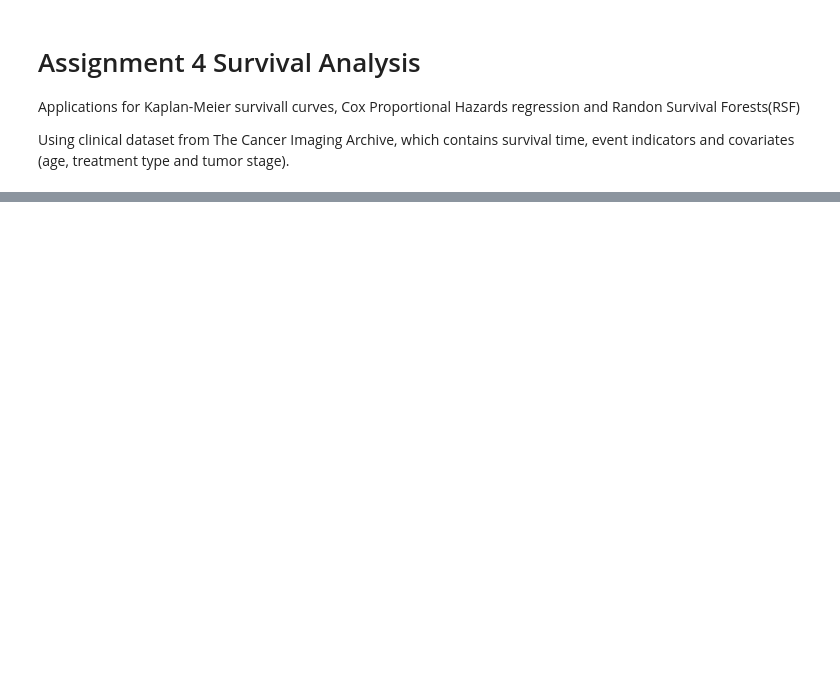
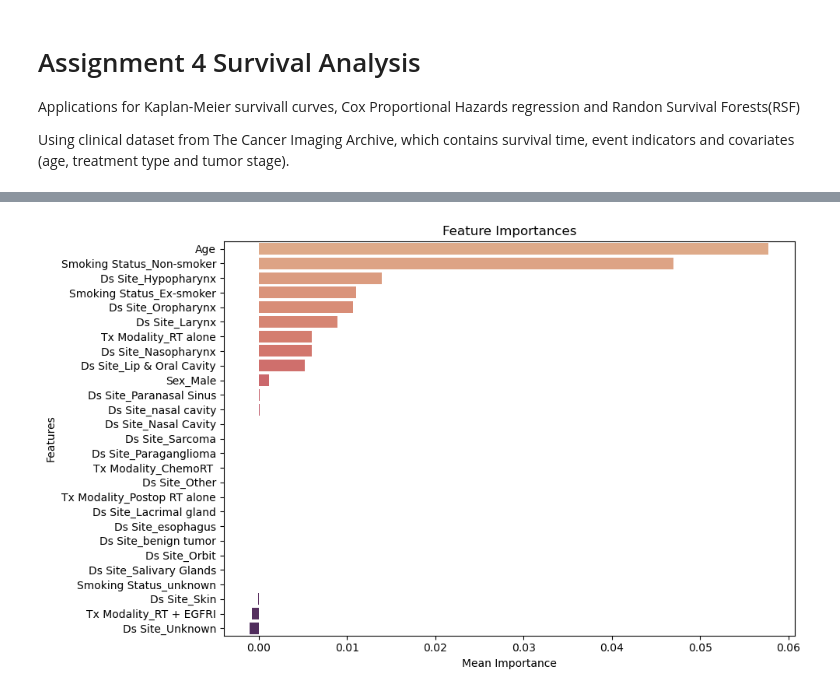
Before and after one commit to simranw67/BINF-5507-Materials, a Jupyter notebook: Assignment4/Scripts/main.ipynb, the cells around one changed output, grey strips where cells are left out. Saved outputs shown, nothing was run; the diff lists cells and outputs as text; code cells hidden in the pictures; blank space fills up the shorter version.

```diff
--- a/Assignment4/Scripts/main.ipynb
+++ b/Assignment4/Scripts/main.ipynb
@@ -104,41 +490,64 @@ plt.show()
 # %%
 # Random Survival Forest
 
-# Load the WHAS500 dataset
-data_x, data_y = load_whas500()
+# Load the dataset and prepare the features and target variable - same features as Cox model
 
-# Encode categorical variables
-encoder = OneHotEncoder()
-data_x = encoder.fit_transform(data_x)
+X = cancersurviv[['Age', 'Sex', 'Tx Modality', 'Smoking Status', 'Ds Site']]
+X = X.dropna()
+
+y = Surv.from_arrays(
+    event=cancersurviv.loc[X.index, 'event'].astype(bool),
+    time=cancersurviv.loc[X.index, 'time'])
+
+# # One-hot encode categorical variables
+X_cat = pd.get_dummies(X[['Sex', 'Tx Modality', 'Smoking Status', 'Ds Site']], drop_first=True)
+
+X = pd.concat([X[['Age']], X_cat], axis=1)
+
+
+# Train-test split
+X_train, X_test, y_train, y_test = train_test_split(X, y, test_size=0.2, random_state=42)
 
 # Train a Random Survival Forest model
-rsf = RandomSurvivalForest(n_estimators=100, random_state=42)
-rsf.fit(data_x, data_y)
+rsf = RandomSurvivalForest(
+    n_estimators=500,
+    min_samples_split=10,
+    min_samples_leaf=15,
+    max_features="sqrt",
+    n_jobs=-1,
+    random_state=42
+)
+rsf.fit(X_train, y_train)
 
-# please refer to https://scikit-survival.readthedocs.io/en/stable/user_guide/random-survival-forest.html
-result = permutation_importance(rsf, data_x, data_y, n_repeats=15, random_state=42)
-feature_importance = pd.DataFrame(
-         {
-        k: result[k]
-        for k in (
-            "importances_mean",
-            "importances_std",
-        )
-    },
-    index=data_x.columns,
-).sort_values(by="importances_mean", ascending=False)
+# # Variable importance analysis
+result = permutation_importance(
+    rsf,
+    X_test,
+    y_test,
+    n_repeats=5,
+    random_state=42,
+    n_jobs=-1)
 
-# Sort by importances_mean and plot
-feature_importance = feature_importance.sort_values(by="importances_mean", ascending=False)
+# Feature importance DataFrame
+feature_importance = pd.DataFrame({
+    "importances_mean": result["importances_mean"],
+    "importances_std": result["importances_std"]
+}, index=X.columns).sort_values(by="importances_mean", ascending=False)
 
+# Rename the index to 'Feature' for clarity
+feature_importance = feature_importance.rename_axis('Feature').reset_index()
+
+# Plot feature importances
 plt.figure(figsize=(10, 6))
-plt.title('Feature Importances')
-plt.barh(feature_importance.index, feature_importance['importances_mean'], xerr=feature_importance['importances_std'], align='center')
+sns.barplot(
+    data=feature_importance,
+    x='importances_mean',
+    y='Feature',
+    palette='flare',
+    orient='h')
 plt.xlabel('Mean Importance')
 plt.ylabel('Features')
-plt.gca().invert_yaxis()
+plt.title('Feature Importances')
 plt.tight_layout()
 plt.show()
-
-
-# Variable importance analysis
+# %% [output]
@@ -144,0 +557 @@ plt.show()
+[figure, added]
```
Also changed, not shown: parts of 18 cells of this notebook.
